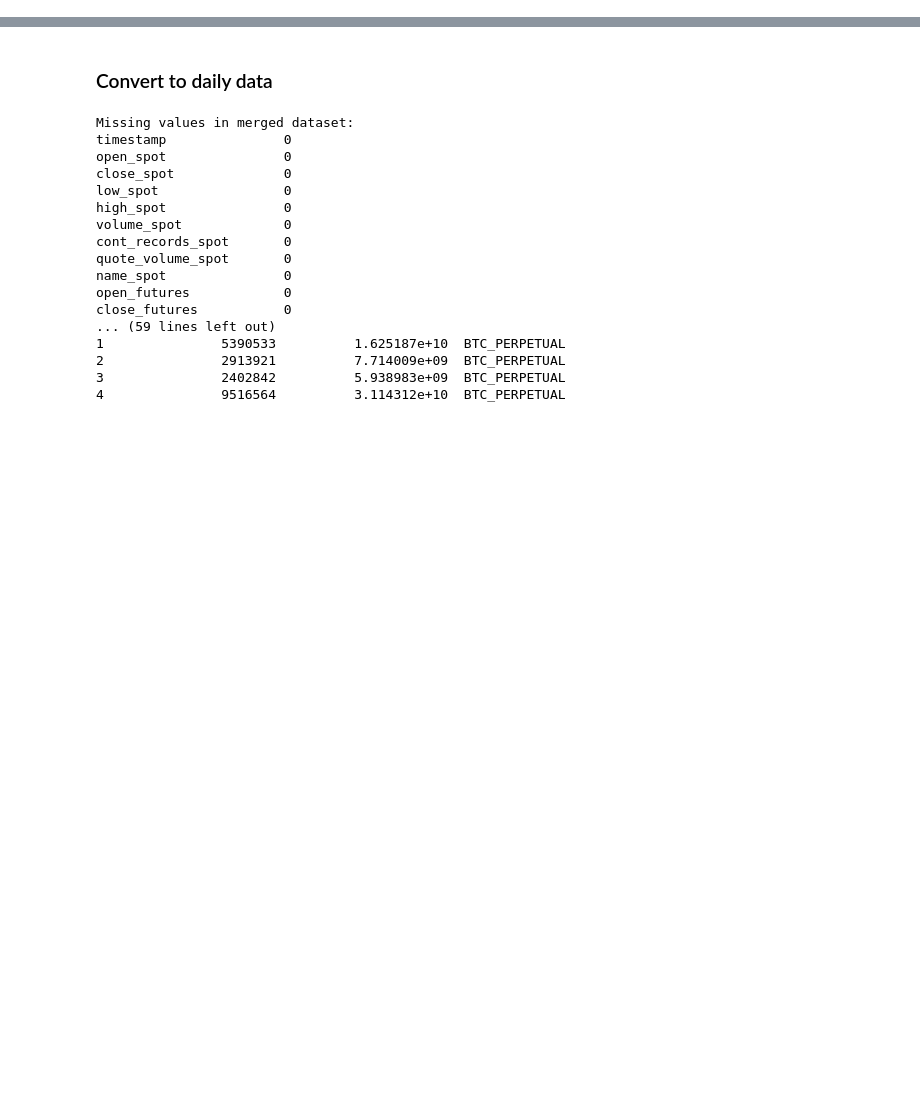
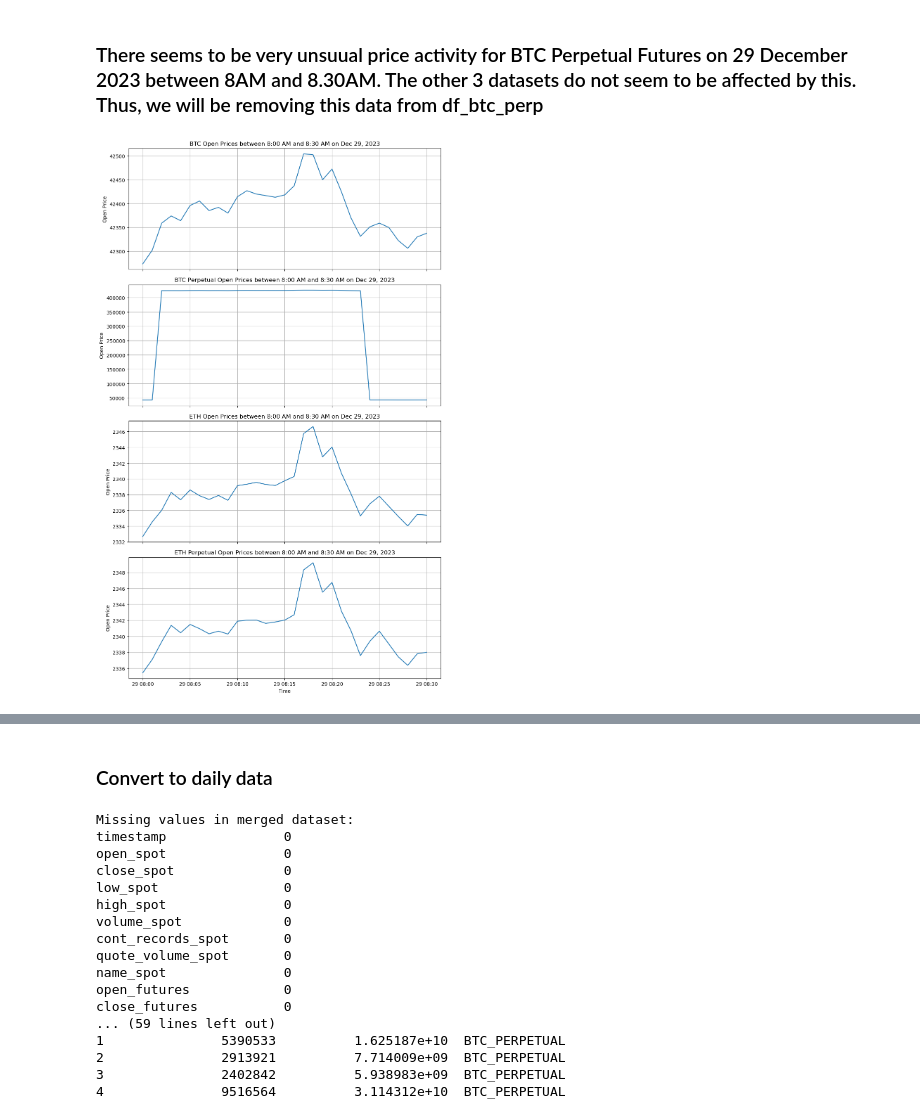
Before and after one commit to mukeshcodeshere/nb_research_crypto, a Jupyter notebook: src/stats_daily_paper.ipynb, the cells around one changed output, grey strips where cells are left out. Drawn from its saved outputs; the diff is of its cells as text; code cells hidden in the pictures; blank space fills up the shorter version.

```diff
--- a/src/stats_daily_paper.ipynb
+++ b/src/stats_daily_paper.ipynb
@@ -17,3 +17,73 @@ df_btc = df_btc.sort_values(by='timestamp')
 df_eth = df_eth.sort_values(by='timestamp')
 df_btc_perp = df_btc_perp.sort_values(by='timestamp')
 df_eth_perp = df_eth_perp.sort_values(by='timestamp')
+# %% [markdown]
+### There seems to be very unsuual price activity for BTC Perpetual Futures on 29 December 2023 between 8AM and 8.30AM. The other 3 datasets do not seem to be affected by this. Thus, we will be removing this data from df_btc_perp
+# %%
+# Convert 'timestamp' column to datetime if it's not already in datetime format
+df_btc['timestamp'] = pd.to_datetime(df_btc['timestamp'], errors='coerce')
+df_btc_perp['timestamp'] = pd.to_datetime(df_btc_perp['timestamp'], errors='coerce')
+df_eth['timestamp'] = pd.to_datetime(df_eth['timestamp'], errors='coerce')
+df_eth_perp['timestamp'] = pd.to_datetime(df_eth_perp['timestamp'], errors='coerce')
+
+# Check if 'timestamp' column exists and is in datetime format
+if 'timestamp' in df_btc.columns and 'timestamp' in df_btc_perp.columns and 'timestamp' in df_eth.columns and 'timestamp' in df_eth_perp.columns:
+    # Define the date and time range to examine
+    date_to_examine = '2023-12-29'
+    start_time = '08:00:00'
+    end_time = '08:30:00'
+
+    # Filter the data for each dataset
+    filtered_btc = df_btc[(df_btc['timestamp'].dt.date == pd.to_datetime(date_to_examine).date()) &
+                          (df_btc['timestamp'].dt.time >= pd.to_datetime(start_time).time()) &
+                          (df_btc['timestamp'].dt.time <= pd.to_datetime(end_time).time())]
+
+    filtered_btc_perp = df_btc_perp[(df_btc_perp['timestamp'].dt.date == pd.to_datetime(date_to_examine).date()) &
+                                     (df_btc_perp['timestamp'].dt.time >= pd.to_datetime(start_time).time()) &
+                                     (df_btc_perp['timestamp'].dt.time <= pd.to_datetime(end_time).time())]
+
+    filtered_eth = df_eth[(df_eth['timestamp'].dt.date == pd.to_datetime(date_to_examine).date()) &
+                          (df_eth['timestamp'].dt.time >= pd.to_datetime(start_time).time()) &
+                          (df_eth['timestamp'].dt.time <= pd.to_datetime(end_time).time())]
+
+    filtered_eth_perp = df_eth_perp[(df_eth_perp['timestamp'].dt.date == pd.to_datetime(date_to_examine).date()) &
+                                     (df_eth_perp['timestamp'].dt.time >= pd.to_datetime(start_time).time()) &
+                                     (df_eth_perp['timestamp'].dt.time <= pd.to_datetime(end_time).time())]
+
+    # Create subplots
+    fig, axes = plt.subplots(nrows=4, ncols=1, figsize=(10, 16), sharex=True)
+
+    # Plot BTC
+    axes[0].plot(filtered_btc['timestamp'], filtered_btc['open'], label='BTC')
+    axes[0].set_title('BTC Open Prices between 8:00 AM and 8:30 AM on Dec 29, 2023')
+    axes[0].set_ylabel('Open Price')
+    axes[0].grid(True)
+
+    # Plot BTC Perpetual
+    axes[1].plot(filtered_btc_perp['timestamp'], filtered_btc_perp['open'], label='BTC Perpetual')
+    axes[1].set_title('BTC Perpetual Open Prices between 8:00 AM and 8:30 AM on Dec 29, 2023')
+    axes[1].set_ylabel('Open Price')
+    axes[1].grid(True)
+
+    # Plot ETH
+    axes[2].plot(filtered_eth['timestamp'], filtered_eth['open'], label='ETH')
+    axes[2].set_title('ETH Open Prices between 8:00 AM and 8:30 AM on Dec 29, 2023')
+    axes[2].set_ylabel('Open Price')
+    axes[2].grid(True)
+
+    # Plot ETH Perpetual
+    axes[3].plot(filtered_eth_perp['timestamp'], filtered_eth_perp['open'], label='ETH Perpetual')
+    axes[3].set_title('ETH Perpetual Open Prices between 8:00 AM and 8:30 AM on Dec 29, 2023')
+    axes[3].set_xlabel('Time')
+    axes[3].set_ylabel('Open Price')
+    axes[3].grid(True)
+
+    # Adjust layout
+    plt.tight_layout()
+
+    # Show plot
+    plt.show()
+else:
+    print("Error: 'timestamp' column not found or not in datetime format in one or more DataFrames.")
+# %% [output]
+[figure, added]
```
Also changed, not shown: parts of 7 cells of this notebook.
